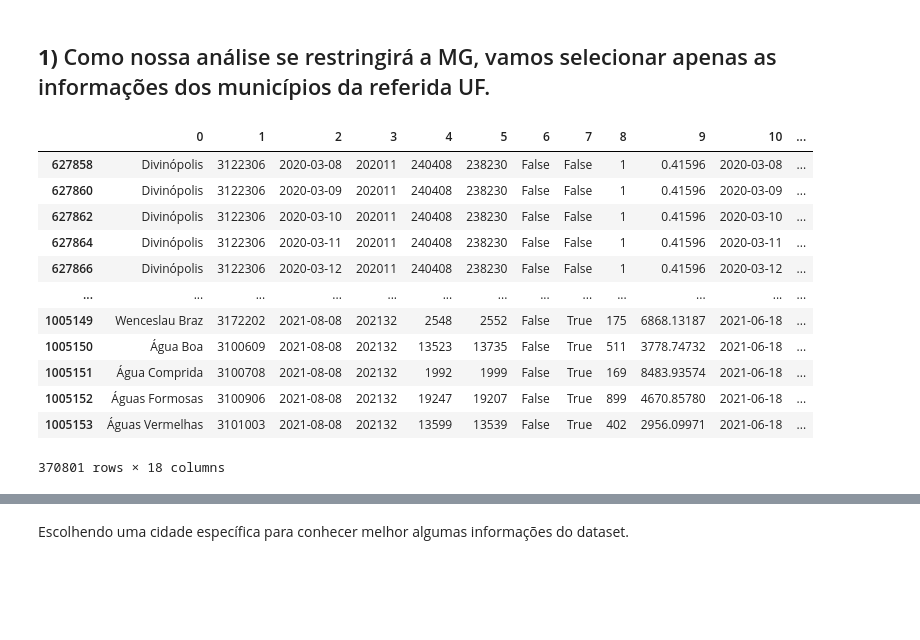
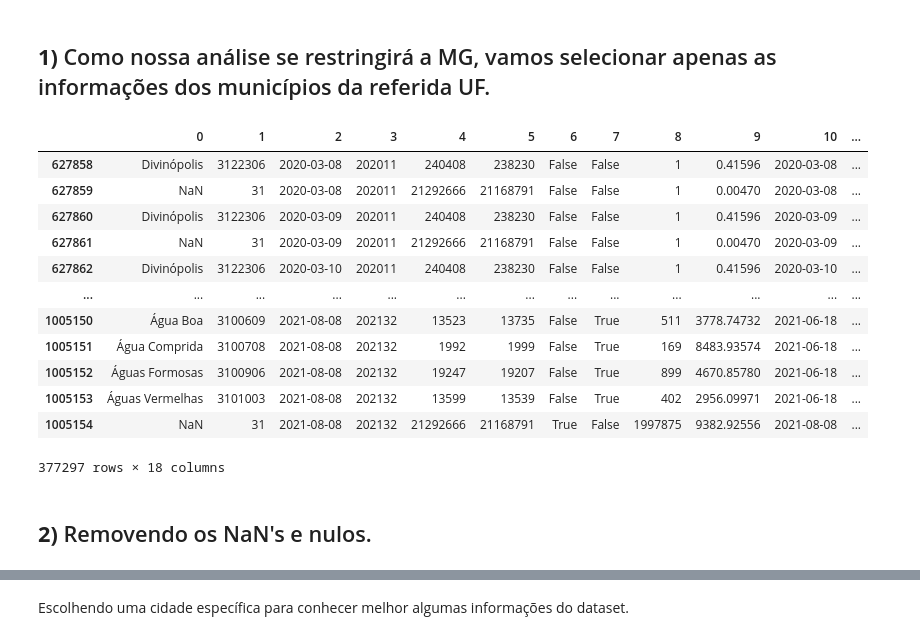
Before and after one commit to JoaoVictorMagalhaesSouza/TP-iCD, a Jupyter notebook: Parte 2/TP_iCD.ipynb, the cells around one changed output, grey strips where cells are left out. Cells and saved outputs as stored; diff of their text form; code cells hidden in the pictures; blank space fills up the shorter version.

Commit message:
Arquivo de Tratamento dos Dados

```diff
--- a/Parte 2/TP_iCD.ipynb
+++ b/Parte 2/TP_iCD.ipynb
@@ -39,17 +44,20 @@ display(dadosVacinacao.head(2))
 ## **1)** Como nossa análise se restringirá a MG, vamos selecionar apenas as informações dos municípios da referida UF.
 # %%
 dadosMG = dadosCovid[dadosCovid[15] == "MG"]
+display(dadosMG)
 # %% [output]
 |  | 0 | 1 | 2 | 3 | 4 | 5 | 6 | 7 | 8 | 9 | 10 | ... |
 | 627858 | Divinópolis | 3122306 | 2020-03-08 | 202011 | 240408 | 238230 | False | False | 1 | 0.41596 | 2020-03-08 | ... |
+| 627859 | NaN | 31 | 2020-03-08 | 202011 | 21292666 | 21168791 | False | False | 1 | 0.00470 | 2020-03-08 | ... |
 | 627860 | Divinópolis | 3122306 | 2020-03-09 | 202011 | 240408 | 238230 | False | False | 1 | 0.41596 | 2020-03-09 | ... |
+| 627861 | NaN | 31 | 2020-03-09 | 202011 | 21292666 | 21168791 | False | False | 1 | 0.00470 | 2020-03-09 | ... |
 | 627862 | Divinópolis | 3122306 | 2020-03-10 | 202011 | 240408 | 238230 | False | False | 1 | 0.41596 | 2020-03-10 | ... |
-| 627864 | Divinópolis | 3122306 | 2020-03-11 | 202011 | 240408 | 238230 | False | False | 1 | 0.41596 | 2020-03-11 | ... |
-| 627866 | Divinópolis | 3122306 | 2020-03-12 | 202011 | 240408 | 238230 | False | False | 1 | 0.41596 | 2020-03-12 | ... |
 | ... | ... | ... | ... | ... | ... | ... | ... | ... | ... | ... | ... | ... |
-| 1005149 | Wenceslau Braz | 3172202 | 2021-08-08 | 202132 | 2548 | 2552 | False | True | 175 | 6868.13187 | 2021-06-18 | ... |
 | 1005150 | Água Boa | 3100609 | 2021-08-08 | 202132 | 13523 | 13735 | False | True | 511 | 3778.74732 | 2021-06-18 | ... |
 | 1005151 | Água Comprida | 3100708 | 2021-08-08 | 202132 | 1992 | 1999 | False | True | 169 | 8483.93574 | 2021-06-18 | ... |
 | 1005152 | Águas Formosas | 3100906 | 2021-08-08 | 202132 | 19247 | 19207 | False | True | 899 | 4670.85780 | 2021-06-18 | ... |
 | 1005153 | Águas Vermelhas | 3101003 | 2021-08-08 | 202132 | 13599 | 13539 | False | True | 402 | 2956.09971 | 2021-06-18 | ... |
+| 1005154 | NaN | 31 | 2021-08-08 | 202132 | 21292666 | 21168791 | True | False | 1997875 | 9382.92556 | 2021-08-08 | ... |
-370801 rows × 18 columns
+377297 rows × 18 columns
+# %% [markdown]
+## **2)** Removendo os NaN's e nulos.
```
Also changed, not shown: parts of 13 cells of this notebook.
